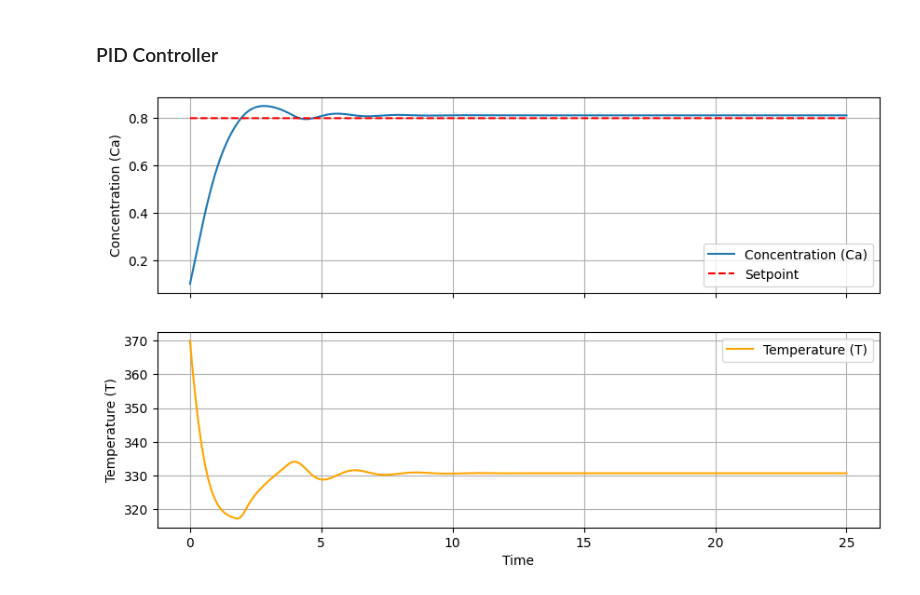
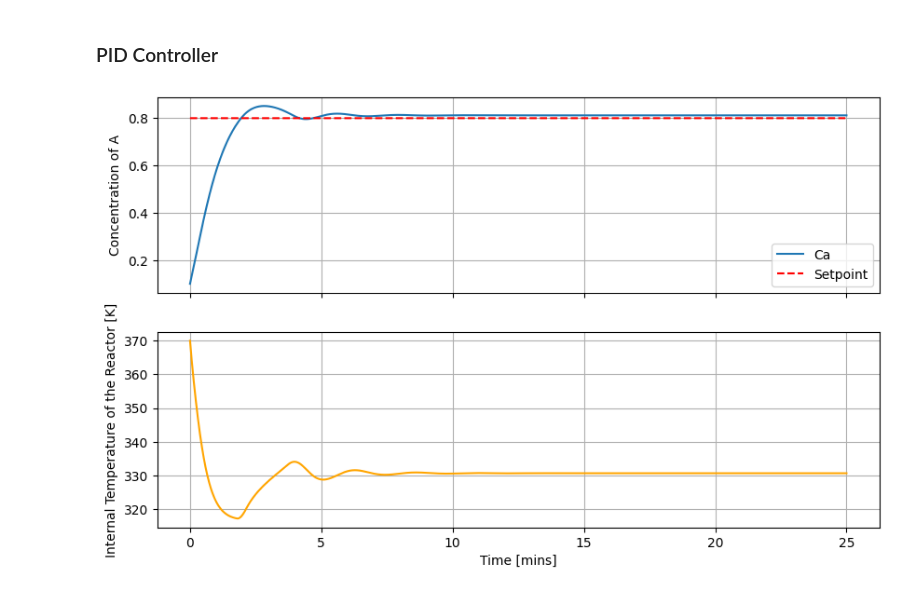
Before and after one commit to MaximilianB2/JAX-PID-React, a Jupyter notebook: JAXReactor.ipynb, the cells around one changed output. Saved outputs shown, nothing was run; the diff lists cells and outputs as text; code cells hidden in the pictures.

```diff
--- a/JAXReactor.ipynb
+++ b/JAXReactor.ipynb
@@ -119,20 +119,20 @@ sol = diffeqsolve(term, solver, t0, t1, dt0, y0, args=args, saveat=saveat)
 # %%
 
 t_values = sol.ts
 Ca_values = sol.ys[:, 0]  # Concentration Ca
 T_values = sol.ys[:, 1]  # Temperature T
 fig, (ax1, ax2) = plt.subplots(2, 1, figsize=(10, 6), sharex=True)
 SP = [SP for i in range(int(t_step))]
-ax1.plot(t_values, Ca_values, label='Concentration (Ca)')
+ax1.plot(t_values, Ca_values, label='Ca')
 ax1.plot(t_values,SP,'--',color ='red',label = 'Setpoint')
-ax1.set_ylabel('Concentration (Ca)')
+ax1.set_ylabel('Concentration of A')
 ax1.legend()
 ax1.grid(True)
-ax2.plot(t_values, T_values, label='Temperature (T)', color='orange')
-ax2.set_xlabel('Time')
-ax2.set_ylabel('Temperature (T)')
-ax2.legend()
+ax2.plot(t_values, T_values, color='orange')
+ax2.set_xlabel('Time [mins]')
+ax2.set_ylabel('Internal Temperature of the Reactor [K]')
 ax2.grid(True)
+plt.savefig('closed-loop.png')
 plt.show()
 # %% [output]
-[figure, old version]
+[figure, new version]
```
